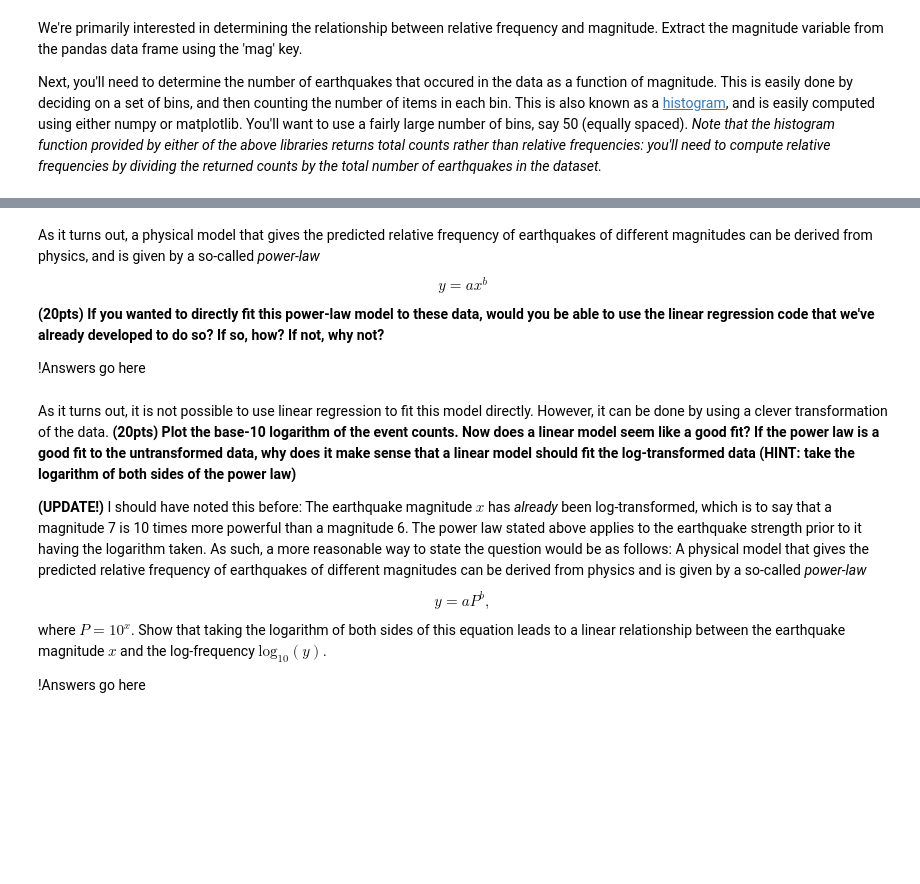
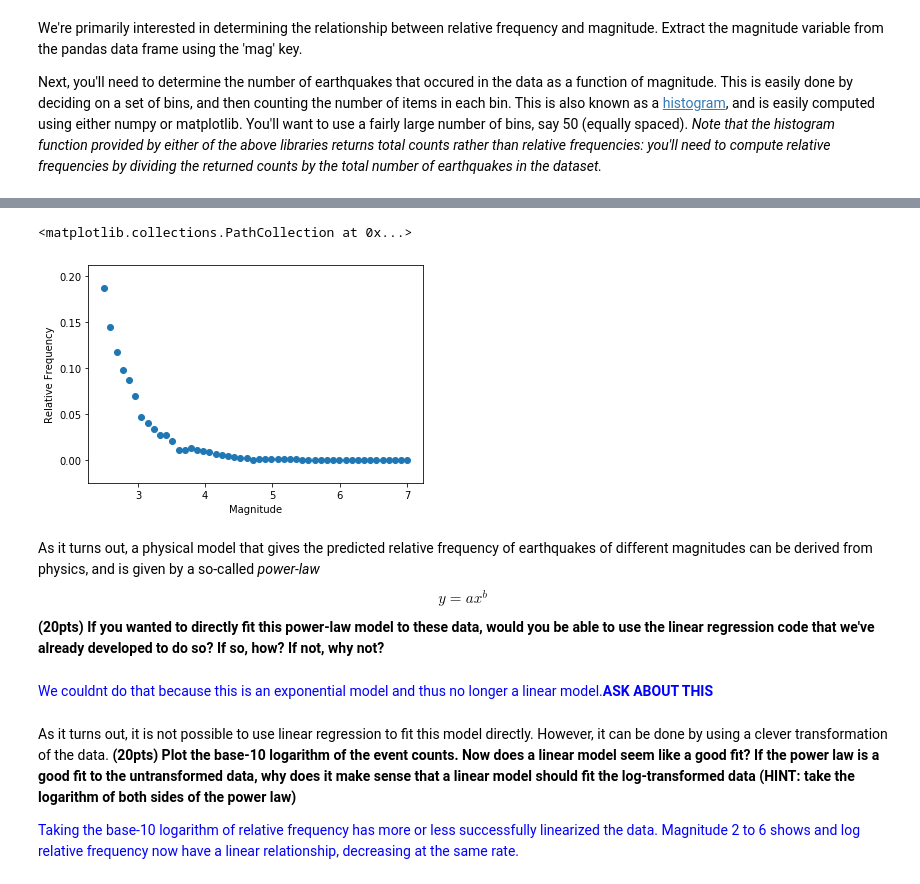
Before and after one commit to UM-CSCI-447-547-Fall-2019/homework-1-st132290, a Jupyter notebook: Homework-1.ipynb, the cells around one changed output, grey strips where cells are left out. Cells and saved outputs as stored; diff of their text form; code cells hidden in the pictures; blank space fills up the shorter version.

```diff
--- a/Homework-1.ipynb
+++ b/Homework-1.ipynb
@@ -30,18 +55,24 @@ Next, you'll need to determine the number of earthquakes that occured in the dat
+# %%
+import pandas as pd
+
+mag_data = pd.DataFrame(data_1)
+mag_dataT = mag_data.T
+plot2 = plt.scatter(mag_dataT[1], mag_dataT[0])
+plt.xlabel('Magnitude')
+plt.ylabel('Relative Frequency')
+plot2
+# %% [output]
+<matplotlib.collections.PathCollection at 0x...>
+[figure, added]
 # %% [markdown]
 As it turns out, a physical model that gives the predicted relative frequency of earthquakes of different magnitudes can be derived from physics, and is given by a so-called *power-law*
 $$
 y = ax^b
 $$
 **(20pts) If you wanted to directly fit this power-law model to these data, would you be able to use the linear regression code that we've already developed to do so?  If so, how?  If not, why not?**
-
-!Answers go here
+# %% [markdown]
+<font color= blue> We couldnt do that because this is an exponential model and thus no longer a linear model.**ASK ABOUT THIS**
 # %% [markdown]
 As it turns out, it is not possible to use linear regression to fit this model directly.  However, it can be done by using a clever transformation of the data.  **(20pts) Plot the base-10 logarithm of the event counts.  Now does a linear model seem like a good fit?  If the power law is a good fit to the untransformed data, why does it make sense that a linear model should fit the log-transformed data (HINT: take the logarithm of both sides of the power law)**
 
-**(UPDATE!)** I should have noted this before: The earthquake magnitude $x$ has *already* been log-transformed, which is to say that a magnitude 7 is 10 times more powerful than a magnitude 6.  The power law stated above applies to the earthquake strength prior to it having the logarithm taken.  As such, a more reasonable way to state the question would be as follows: A physical model that gives the predicted relative frequency of earthquakes of different magnitudes can be derived from physics and is given by a so-called *power-law*
-$$
-y = a P^b,
-$$
-where $P=10^x$. Show that taking the logarithm of both sides of this equation leads to a linear relationship between the earthquake magnitude $x$ and the log-frequency $\text{log}_{10}(y)$.
-
-!Answers go here
+<font color= blue> Taking the base-10 logarithm of relative frequency has more or less successfully linearized the data. Magnitude 2 to 6 shows and log relative frequency now have a linear relationship, decreasing at the same rate.
```
Also changed, not shown: parts of 9 cells of this notebook.
